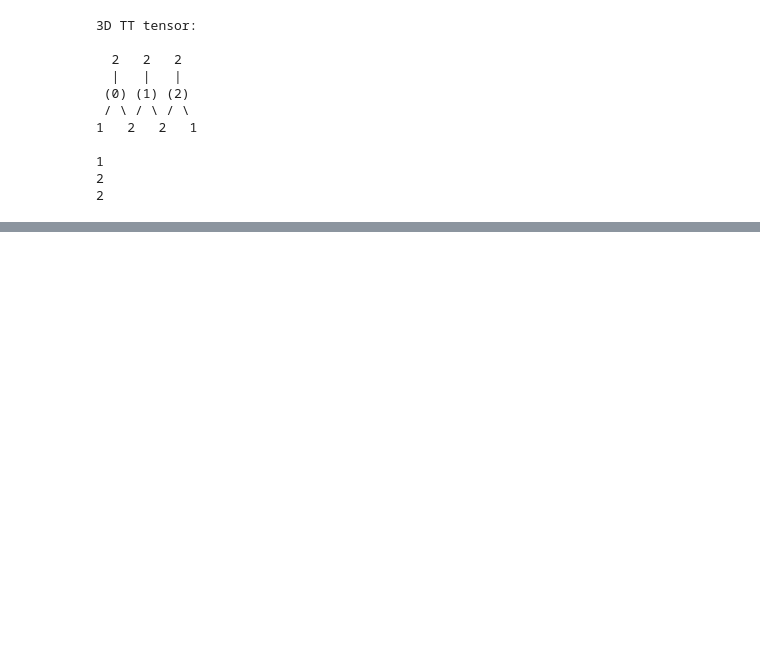
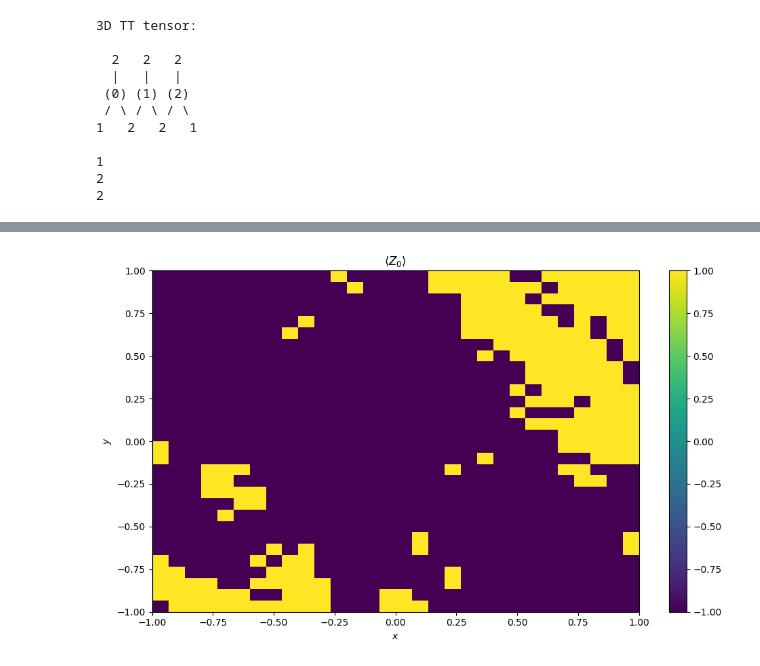
Before and after one commit to MazenAli/QuLearn, a Jupyter notebook: scratch/scratch5.ipynb, the cells around one changed output, grey strips where cells are left out. Drawn from its saved outputs; the diff is of its cells as text; code cells hidden in the pictures; blank space fills up the shorter version.

Commit message:
example: add sign wrapper

```diff
--- a/scratch/scratch5.ipynb
+++ b/scratch/scratch5.ipynb
@@ -339,16 +352,25 @@ class Linear2DBasisQFE(CircuitLayer):
 # %%
-from qulearn.qlayer import AltRotCXLayer
+from qulearn.qlayer import AltRotCXLayer, HamiltonianLayer, ParallelIQPEncoding
+base = 3.0
+omega = 1.0
 num_qubits = 3
 num_nodes = 2**num_qubits
 a = -1.0
 b = 1.0
 hat_basis = HatBasis(a=a, b=b, num_nodes=num_nodes)
-var = AltRotCXLayer(wires=2*num_qubits, n_layers=1)
+var = AltRotCXLayer(wires=2*num_qubits, n_layers=3)
 
 embed = Linear2DBasisQFE(wires=2*num_qubits, basis=hat_basis, sqrt=True, normalize=False, zorder=True)
-obs = qml.PauliZ(3)
+embed = ParallelIQPEncoding(wires=2*num_qubits, num_features=2, n_repeat=1, base=base, omega=omega)
+obs = qml.PauliZ(5)
 model = MeasurementLayer(embed, var, observables=obs, measurement_type=MeasurementType.Expectation)
+
+obs = [qml.PauliZ(j) for j in range(2*num_qubits)]
+obs += [qml.PauliX(j) for j in range(2*num_qubits)]
+obs += [qml.PauliY(j) for j in range(2*num_qubits)]
+model = HamiltonianLayer(embed, var, observables=obs)
 drawer = qml.draw(model.qnode, show_all_wires=True, expansion_strategy="device")
-x = torch.tensor([0.0, 0.0])
+x = torch.tensor([0.99, -0.99])
+x = torch.tensor([0., 0.])
 print(drawer(x))
 # %% [output]
@@ -367,0 +397,43 @@ print(drawer(x))
+# %%
+model = SignModelWrapper(model)
+# %%
+import torch
+import matplotlib.pyplot as plt
+
+# Define the number of points in each dimension
+num_pnts = 30
+
+# Generate a grid of x and y values
+x = torch.linspace(-0.99, 0.99, num_pnts)
+y = torch.linspace(-0.99, 0.99, num_pnts)
+X, Y = torch.meshgrid(x, y)
+Z = torch.empty(num_pnts, num_pnts)
+
+# Evaluate the model at each point in the grid
+for i in range(num_pnts):
+    for j in range(num_pnts):
+        xy = torch.tensor([[X[i, j], Y[i, j]]])
+        Z[i, j] = model(xy).item()
+
+# Convert tensors to numpy arrays for plotting
+X = X.numpy()
+Y = Y.numpy()
+Z = Z.numpy()
+
+# Create a 3D surface plot
+fig = plt.figure(figsize=(10, 6))
+plt.imshow(Z, extent=[-1, 1, -1, 1], origin='lower', cmap='viridis', aspect='auto')
+
+# Add labels and title
+plt.xlabel('$x$')
+plt.ylabel('$y$')
+plt.title("$\langle Z_0\\rangle$")
+
+# Save the figure
+plt.colorbar()
+plt.tight_layout()
+
+# Show the plot
+plt.show()
+# %% [output]
+[figure, added]
```
Also changed, not shown: parts of 12 cells of this notebook.
